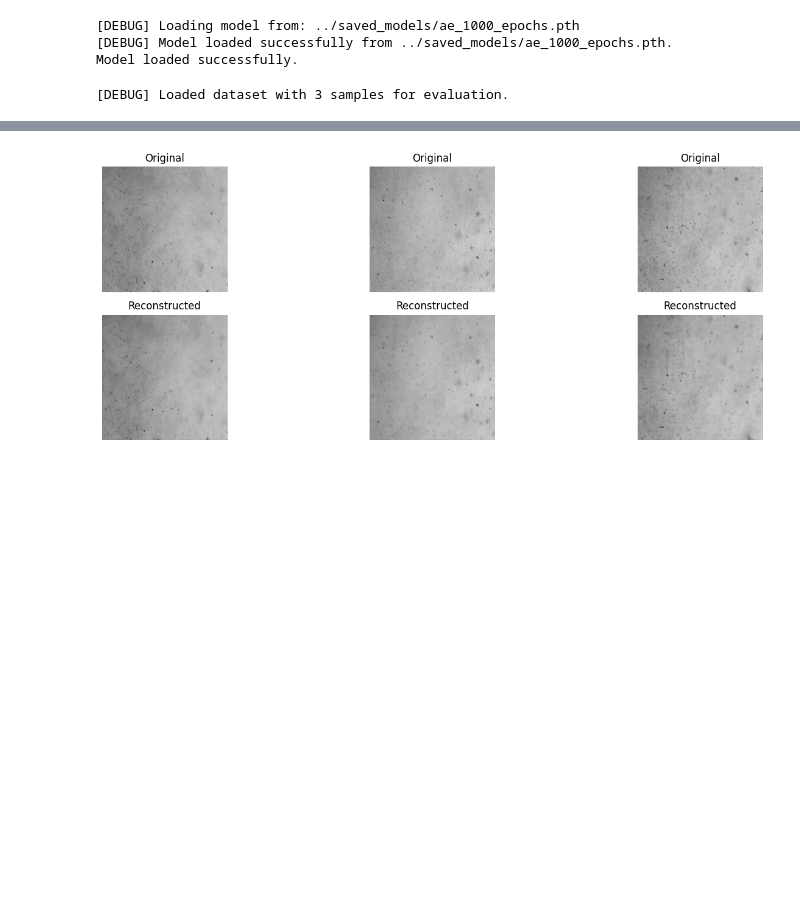
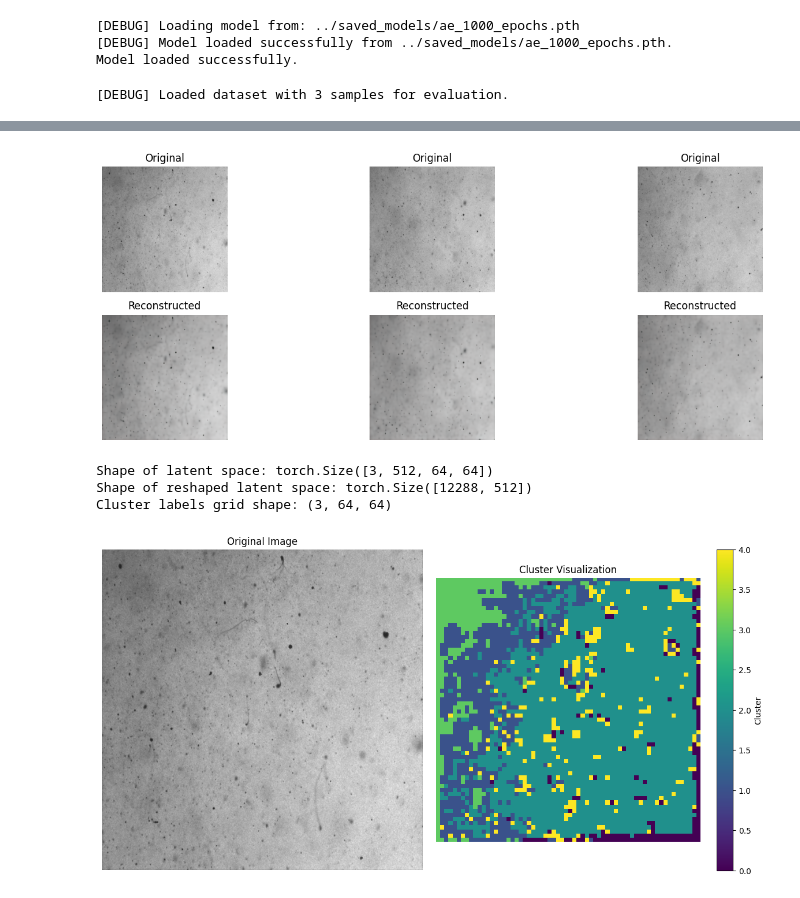
Before and after one commit to blah-buttery/particle-detection, a Jupyter notebook: notebooks/test.ipynb, the cells around one changed output, grey strips where cells are left out. Drawn from its saved outputs; the diff is of its cells as text; code cells hidden in the pictures; blank space fills up the shorter version.

```diff
--- a/notebooks/test.ipynb
+++ b/notebooks/test.ipynb
@@ -30,7 +31,8 @@ Model loaded successfully.
 from particle_detection.data.dataset import ImageDataset, get_transforms
 
 # Define dataset and transformations
-dataset_dir = "/home/blah-buttery/nanoparticles/images/normal"  # Update to your dataset path
+#dataset_dir = "/home/blah-buttery/nanoparticles/images/normal"  # gpu workstation image location
+dataset_dir = "/Users/blah_m4/Desktop/nanoparticle/images" # macbook image location
 transform = get_transforms(image_size=(1024, 1024), is_train=False)
 
 # Create the dataset and dataloader
@@ -91,4 +93,79 @@ for i in range(len(images)):
 plt.tight_layout()
 plt.show()
 # %% [output]
-[figure, old version]
+[figure, new version]
+# %%
+# Step 1: Update Patch Size
+patch_size = 8  # Finer spatial granularity
+
+# Step 2: Extract Latent Space Without Flattening Spatial Dimensions
+model.eval()
+with torch.no_grad():
+    sample_img = next(iter(dataloader))
+    sample_img = sample_img.to(device)
+    latent_space = model.encoder(sample_img)  # Shape: [B, C, H, W]
+    print(f"Shape of latent space: {latent_space.shape}")
+
+# Step 3: Reshape for GMM Clustering
+latent_space_reshaped = latent_space.permute(0, 2, 3, 1).reshape(-1, latent_space.shape[1])  # Shape: [N, C]
+print(f"Shape of reshaped latent space: {latent_space_reshaped.shape}")
+
+# Step 4: Apply GMM Clustering
+from sklearn.mixture import GaussianMixture
+
+gmm = GaussianMixture(n_components=5, random_state=42, covariance_type="full")
+gmm.fit(latent_space_reshaped.cpu().numpy())  # Fit on reshaped latent space
+cluster_labels = gmm.predict(latent_space_reshaped.cpu().numpy())  # Shape: [N]
+
+# Step 5: Map Cluster Labels Back to Spatial Grid
+grid_cols = latent_space.shape[3]  # 1024 / 8 = 128
+grid_rows = latent_space.shape[2]  # 1024 / 8 = 128
+cluster_labels_grid = cluster_labels.reshape(latent_space.shape[0], grid_rows, grid_cols)  # Shape: [B, H, W]
+
+print(f"Cluster labels grid shape: {cluster_labels_grid.shape}")
+
+# Step 6: Visualize the Clusters
+def visualize_clusters_on_image(image_batch, cluster_labels_grid):
+    """
+    Visualize clusters directly on the spatial grid of the image.
+
+    Args:
+        image_batch (torch.Tensor): Batch of images, shape [B, C, H, W].
+        cluster_labels_grid (np.ndarray): Cluster labels, shape [B, H, W].
+
+    Returns:
+        None
+    """
+    # Select the first image and its cluster labels
+    single_image = image_batch[0]  # Shape: [C, H, W]
+    single_cluster_labels = cluster_labels_grid[0]  # Shape: [H, W]
+
+    # Visualize the image and clusters
+    plt.figure(figsize=(12, 6))
+
+    # Original Image
+    plt.subplot(1, 2, 1)
+    image_np = single_image.cpu().numpy().transpose(1, 2, 0)  # Convert CHW to HWC
+    if image_np.max() > 1.0:
+        image_np = image_np / 255.0  # Normalize
+    plt.imshow(image_np, cmap="gray")
+    plt.title("Original Image")
+    plt.axis("off")
+
+    # Cluster Overlay
+    plt.subplot(1, 2, 2)
+    plt.imshow(single_cluster_labels, cmap="viridis")
+    plt.title("Cluster Visualization")
+    plt.colorbar(label="Cluster")
+    plt.axis("off")
+
+    plt.tight_layout()
+    plt.show()
+
+# Example usage:
+visualize_clusters_on_image(sample_img, cluster_labels_grid)
+# %% [output]
+Shape of latent space: torch.Size([3, 512, 64, 64])
+Shape of reshaped latent space: torch.Size([12288, 512])
+Cluster labels grid shape: (3, 64, 64)
+[figure, added]
```
Also changed, not shown: parts of 3 cells of this notebook, 1 other file.
